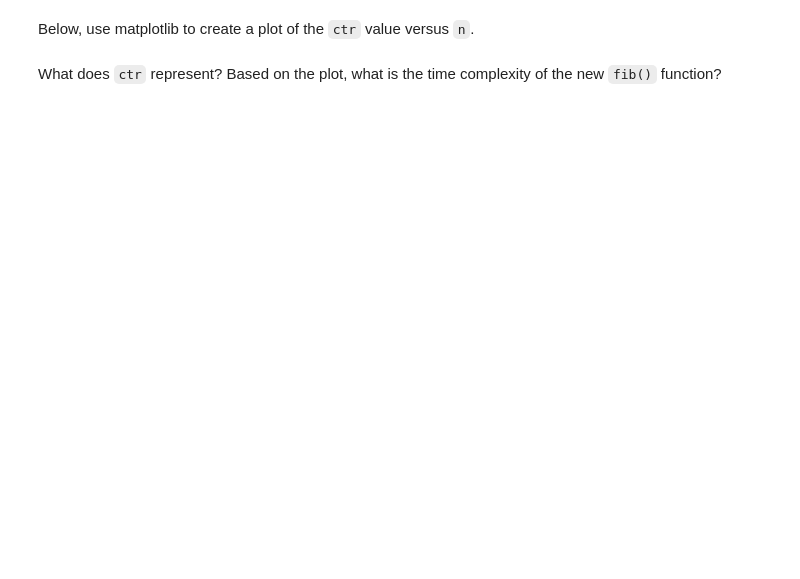
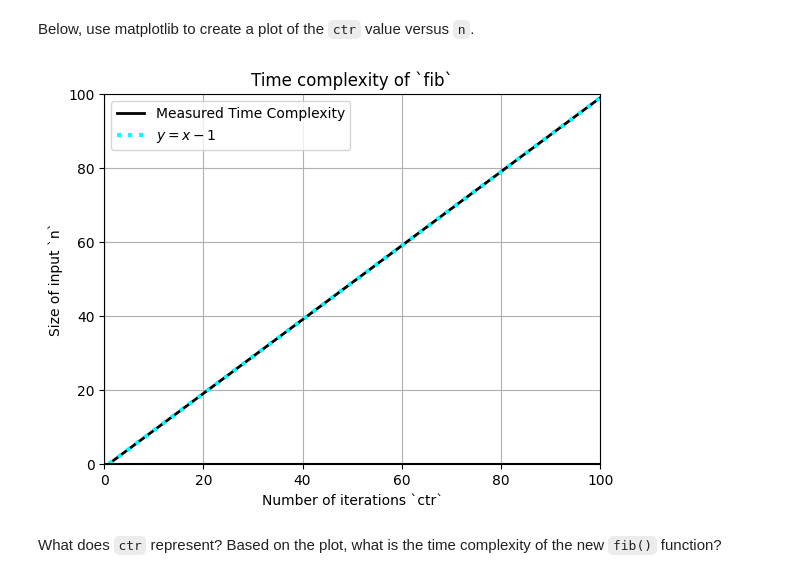
Before and after one commit to cv-solano-cs-ds/scc-engr-7, a Jupyter notebook: lab-8/lab8.ipynb, the cells around one changed output. Cells and saved outputs as stored; diff of their text form; code cells hidden in the pictures; blank space fills up the shorter version.

```diff
--- a/lab-8/lab8.ipynb
+++ b/lab-8/lab8.ipynb
@@ -180,12 +262,18 @@ def fib(n):
     f_i_minus_2 = 0
     f_i_minus_1 = 1
 
+    if n <= 1:
+        return n, 0
+
     # ctr will count the number of times the while loop is executed
     ctr = 0
     i = 2
-    f_i = f_i_minus_2 + f_i_minus_1
     while (i <= n):
         # TODO Add your code here
-        ctr = ctr + 1
+        ctr += 1
+        i += 1
+        f_i = f_i_minus_2 + f_i_minus_1
+        f_i_minus_2 = f_i_minus_1
+        f_i_minus_1 = f_i
 
     return f_i, ctr
@@ -194,14 +307,44 @@ Below, use matplotlib to create a plot of the `ctr` value versus `n`.
 # %%
 import numpy as np
 import matplotlib.pyplot as plt
 
 n_arr = np.linspace(1, 100, 100)
 ctr_arr = np.zeros(np.shape(n_arr))
 
 for idx, n in enumerate(n_arr):
     fibn, ctr = fib(n)
     ctr_arr[idx] = ctr
 
 # TODO Add your code to plot n_arr vs ctr_arr here
+plt.plot(
+    n_arr,
+    ctr_arr,
+    color = "black",
+    linewidth = 2,
+    label = "Measured Time Complexity"
+)
+plt.plot(
+    n_arr,
+    n_arr - 1,
+    color = 'cyan',
+    linestyle = ':',
+    linewidth = 3,
+    label = "$y = x - 1$"
+)
+
+plt.title("Time complexity of `fib`")
+plt.xlabel("Number of iterations `ctr`")
+plt.ylabel("Size of input `n`")
+
+plt.axhline(0, color="k")
+plt.axvline(0, color="k")
+
+plt.xlim(0, 100)
+plt.ylim(0, 100)
+
+plt.legend()
+plt.grid()
+# %% [output]
+[figure, added]
 # %% [markdown]
 What does `ctr` represent?  Based on the plot, what is the time complexity of the new `fib()` function?
```
Also changed, not shown: parts of 10 cells of this notebook, 1 other file.
